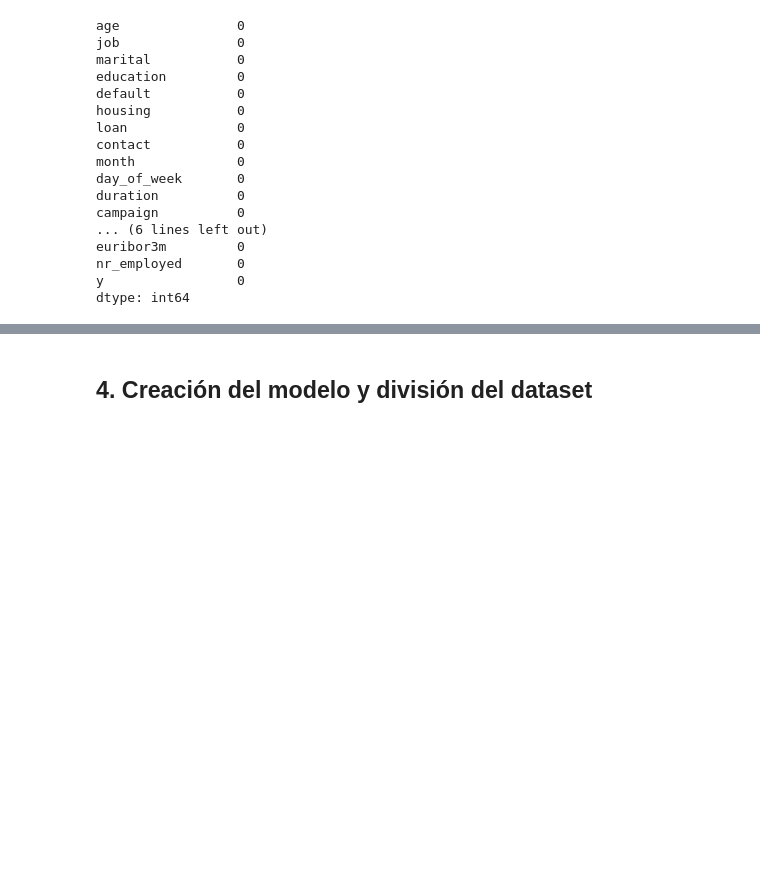
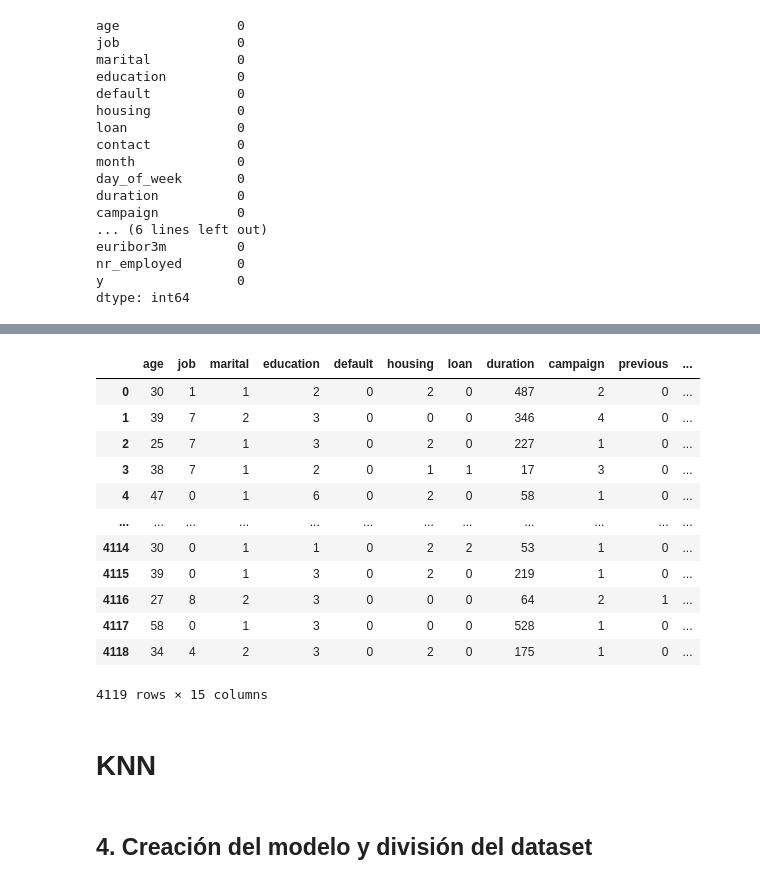
Before and after one commit to alexlloves/MachineLearningMethods, a Jupyter notebook: ML.UD2.Supervised-FinalProject.ipynb, the cells around one changed output, grey strips where cells are left out. Drawn from its saved outputs; the diff is of its cells as text; code cells hidden in the pictures; blank space fills up the shorter version.

```diff
--- a/ML.UD2.Supervised-FinalProject.ipynb
+++ b/ML.UD2.Supervised-FinalProject.ipynb
@@ -251,2 +260,31 @@ X_test = scaler.transform(X_test)
+# %%
+dt = pd.read_csv("credit-test.csv")
+dt = dt.drop(["pdays","month","day_of_week","contact","nr_employed"],axis=1)
+
+categorical_features = dt.iloc[:, :-1].select_dtypes(include=['object']).columns
+label_encoder = LabelEncoder ()
+
+for col in categorical_features:
+    dt[col] = label_encoder.fit_transform(dt[col])
+
+dt_nuevo_scaler =  scaler.transform(dt)
+
+dt
+# %% [output]
+|  | age | job | marital | education | default | housing | loan | duration | campaign | previous | ... |
+| 0 | 30 | 1 | 1 | 2 | 0 | 2 | 0 | 487 | 2 | 0 | ... |
+| 1 | 39 | 7 | 2 | 3 | 0 | 0 | 0 | 346 | 4 | 0 | ... |
+| 2 | 25 | 7 | 1 | 3 | 0 | 2 | 0 | 227 | 1 | 0 | ... |
+| 3 | 38 | 7 | 1 | 2 | 0 | 1 | 1 | 17 | 3 | 0 | ... |
+| 4 | 47 | 0 | 1 | 6 | 0 | 2 | 0 | 58 | 1 | 0 | ... |
+| ... | ... | ... | ... | ... | ... | ... | ... | ... | ... | ... | ... |
+| 4114 | 30 | 0 | 1 | 1 | 0 | 2 | 2 | 53 | 1 | 0 | ... |
+| 4115 | 39 | 0 | 1 | 3 | 0 | 2 | 0 | 219 | 1 | 0 | ... |
+| 4116 | 27 | 8 | 2 | 3 | 0 | 0 | 0 | 64 | 2 | 1 | ... |
+| 4117 | 58 | 0 | 1 | 3 | 0 | 0 | 0 | 528 | 1 | 0 | ... |
+| 4118 | 34 | 4 | 2 | 3 | 0 | 2 | 0 | 175 | 1 | 0 | ... |
+4119 rows × 15 columns
+# %% [markdown]
+<h1>KNN</h1>
 # %% [markdown]
 ## 4. Creación del modelo y división del dataset
```
Also changed, not shown: parts of 35 cells of this notebook.
